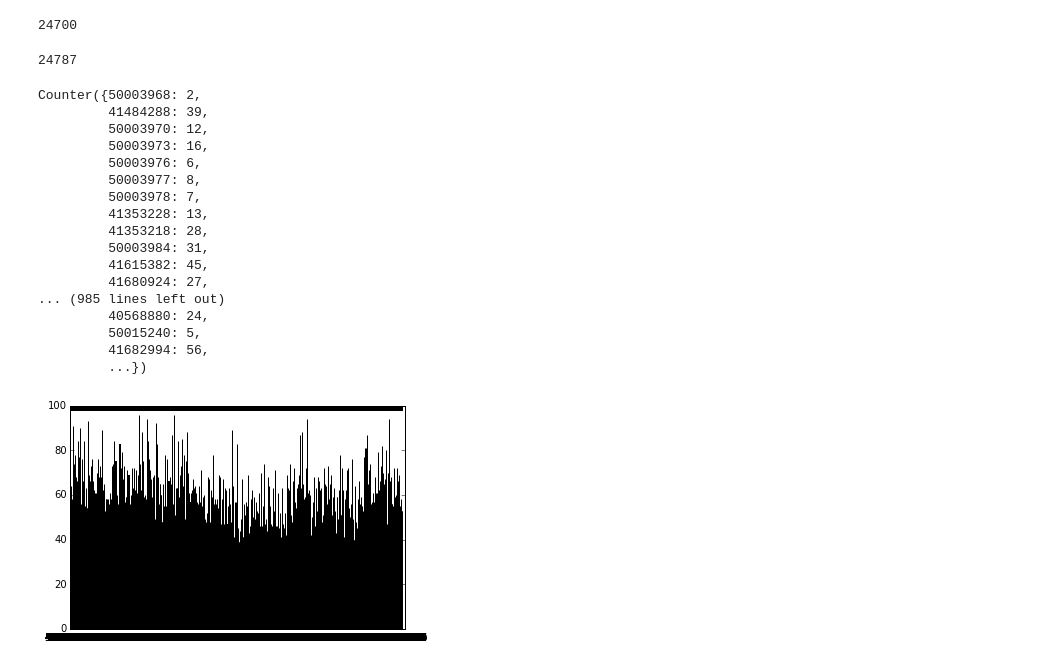
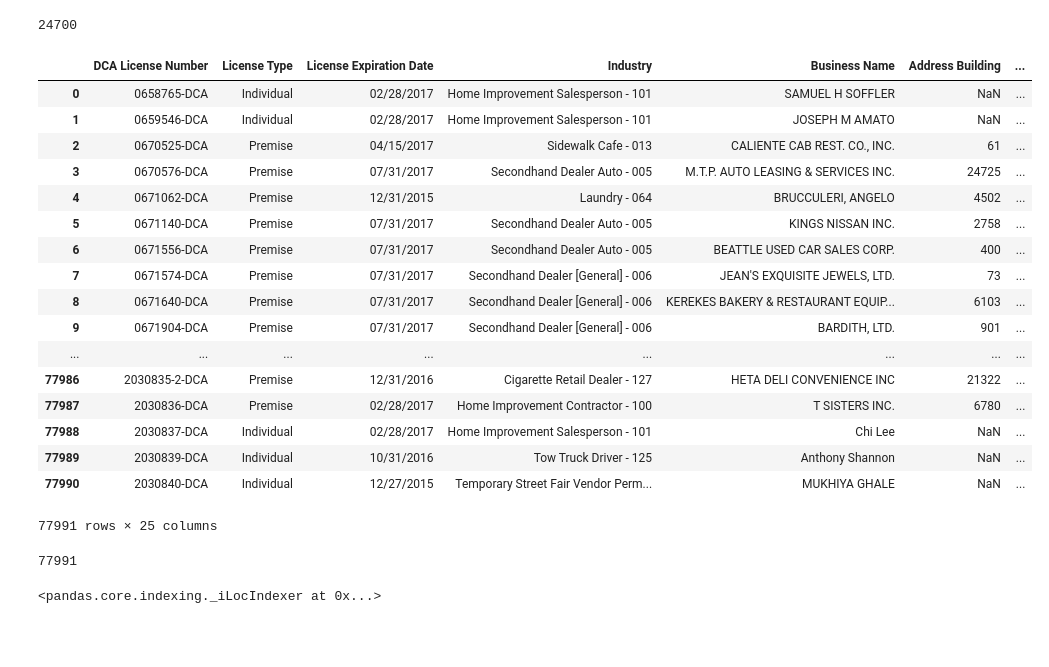
Before and after one commit to R4chel/funhealthy-food, a Jupyter notebook: sand-box-2.ipynb, the cells around one changed output. Saved outputs shown, nothing was run; the diff lists cells and outputs as text; code cells hidden in the pictures; blank space fills up the shorter version.

```diff
--- a/sand-box-2.ipynb
+++ b/sand-box-2.ipynb
@@ -39,42 +39,3 @@ ids = set(zip(data['DBA'], data['BUILDING'], data['STREET'], data['ZIPCODE']))
 len(ids)
 # %% [output]
 24700
-# %%
-len(set(data['CAMIS']))
-# %% [output]
-24787
-# %%
-from collections import Counter
-Counter(data['CAMIS'])
-# %% [output]
-Counter({50003968: 2,
-         41484288: 39,
-         50003970: 12,
-         50003973: 16,
-         50003976: 6,
-         50003977: 8,
-         50003978: 7,
-         41353228: 13,
-         41353218: 28,
-         50003984: 31,
-         41615382: 45,
-         41680924: 27,
-... (985 lines left out)
-         40568880: 24,
-         50015240: 5,
-         41682994: 56,
-         ...})
-# %%
-import numpy as np
-import matplotlib.pyplot as plt
-
-labels, values = zip(*Counter(data['CAMIS']).items())
-
-indexes = np.arange(len(labels))
-width = 1
-
-plt.bar(indexes, values, width)
-plt.xticks(indexes + width * 0.5, labels)
-plt.show()
-# %% [output]
-[figure, removed]
@@ -82,0 +42,32 @@ def magic(s):
+# %%
+with open('data/lob.csv', 'r') as f:
+    big_data = pd.read_csv(f, quotechar='"')
+# %%
+big_data
+# %% [output]
+|  | DCA License Number | License Type | License Expiration Date | Industry | Business Name | Address Building | ... |
+| 0 | 0658765-DCA | Individual | 02/28/2017 | Home Improvement Salesperson - 101 | SAMUEL H SOFFLER | NaN | ... |
+| 1 | 0659546-DCA | Individual | 02/28/2017 | Home Improvement Salesperson - 101 | JOSEPH M AMATO | NaN | ... |
+| 2 | 0670525-DCA | Premise | 04/15/2017 | Sidewalk Cafe - 013 | CALIENTE CAB REST. CO., INC. | 61 | ... |
+| 3 | 0670576-DCA | Premise | 07/31/2017 | Secondhand Dealer Auto - 005 | M.T.P. AUTO LEASING & SERVICES INC. | 24725 | ... |
+| 4 | 0671062-DCA | Premise | 12/31/2015 | Laundry - 064 | BRUCCULERI, ANGELO | 4502 | ... |
+| 5 | 0671140-DCA | Premise | 07/31/2017 | Secondhand Dealer Auto - 005 | KINGS NISSAN INC. | 2758 | ... |
+| 6 | 0671556-DCA | Premise | 07/31/2017 | Secondhand Dealer Auto - 005 | BEATTLE USED CAR SALES CORP. | 400 | ... |
+| 7 | 0671574-DCA | Premise | 07/31/2017 | Secondhand Dealer [General] - 006 | JEAN'S EXQUISITE JEWELS, LTD. | 73 | ... |
+| 8 | 0671640-DCA | Premise | 07/31/2017 | Secondhand Dealer [General] - 006 | KEREKES BAKERY & RESTAURANT EQUIP... | 6103 | ... |
+| 9 | 0671904-DCA | Premise | 07/31/2017 | Secondhand Dealer [General] - 006 | BARDITH, LTD. | 901 | ... |
+| ... | ... | ... | ... | ... | ... | ... | ... |
+| 77986 | 2030835-2-DCA | Premise | 12/31/2016 | Cigarette Retail Dealer - 127 | HETA DELI CONVENIENCE INC | 21322 | ... |
+| 77987 | 2030836-DCA | Premise | 02/28/2017 | Home Improvement Contractor - 100 | T SISTERS INC. | 6780 | ... |
+| 77988 | 2030837-DCA | Individual | 02/28/2017 | Home Improvement Salesperson - 101 | Chi Lee | NaN | ... |
+| 77989 | 2030839-DCA | Individual | 10/31/2016 | Tow Truck Driver - 125 | Anthony Shannon | NaN | ... |
+| 77990 | 2030840-DCA | Individual | 12/27/2015 | Temporary Street Fair Vendor Perm... | MUKHIYA GHALE | NaN | ... |
+77991 rows × 25 columns
+# %%
+len(big_data)
+# %% [output]
+77991
+# %%
+big_data.
+# %% [output]
+<pandas.core.indexing._iLocIndexer at 0x...>
```
Also changed, not shown: parts of 2 cells of this notebook, 1 other file.
